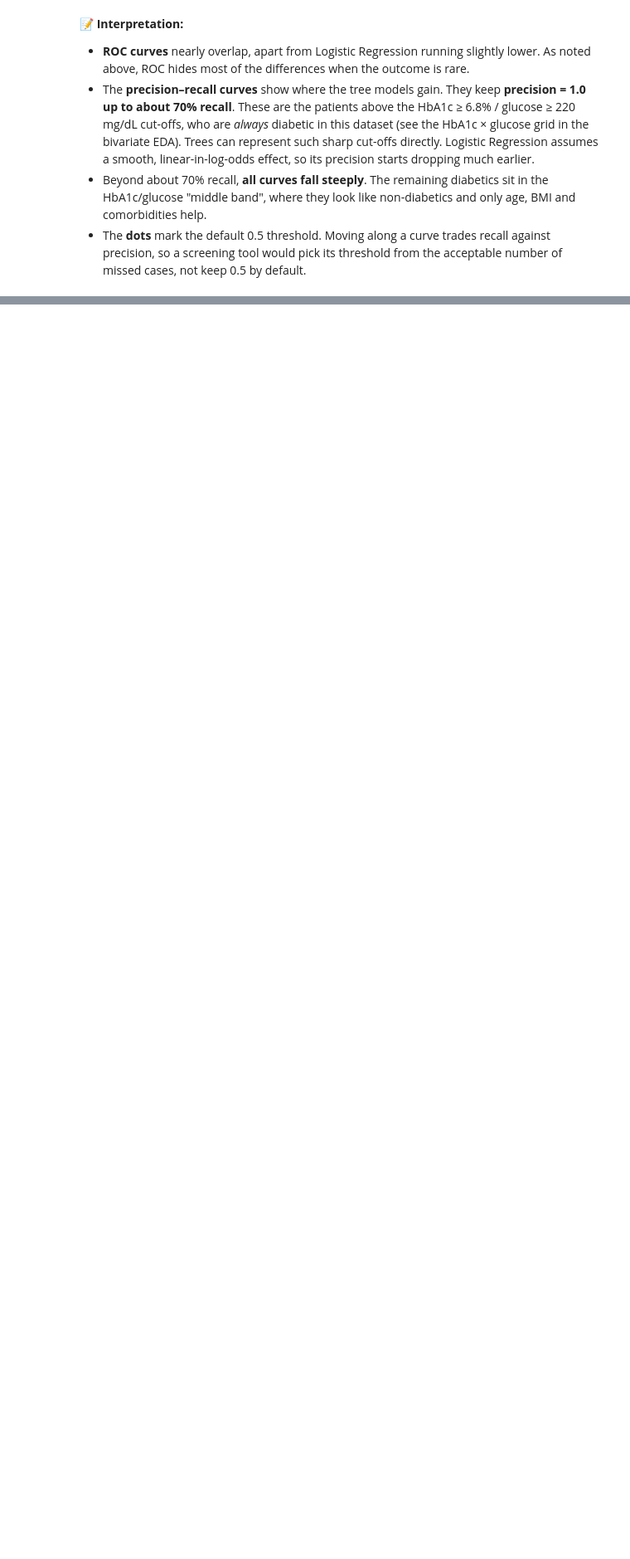
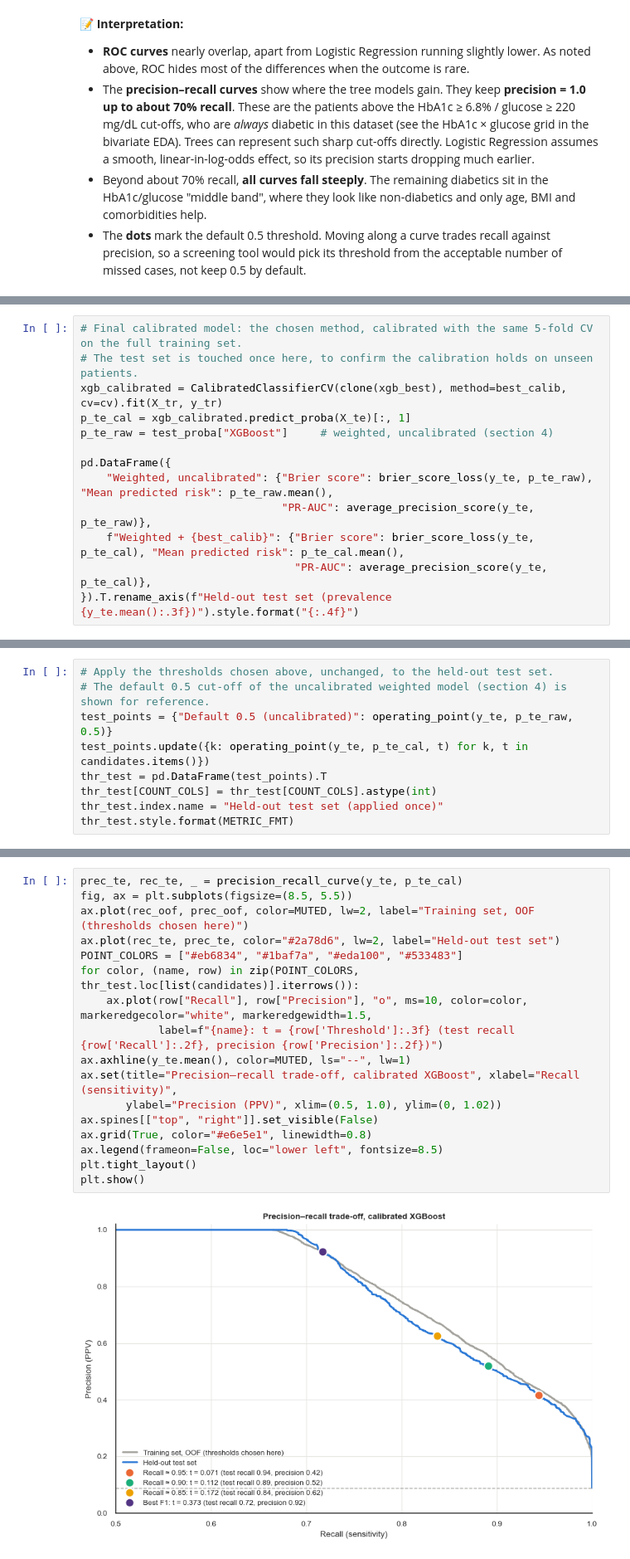
Before and after one commit to Aaminvh/Diabetes-prediction, a Jupyter notebook: Notebook/analysis.ipynb, the cells around one changed output, grey strips where cells are left out. Shown at 83% size. Drawn from its saved outputs; the diff is of its cells as text; blank space fills up the shorter version.

```diff
--- a/Notebook/analysis.ipynb
+++ b/Notebook/analysis.ipynb
@@ -1379,0 +1473,13 @@ plt.show()
+# %%
+# Final calibrated model: the chosen method, calibrated with the same 5-fold CV on the full training set.
+# The test set is touched once here, to confirm the calibration holds on unseen patients.
+xgb_calibrated = CalibratedClassifierCV(clone(xgb_best), method=best_calib, cv=cv).fit(X_tr, y_tr)
+p_te_cal = xgb_calibrated.predict_proba(X_te)[:, 1]
+p_te_raw = test_proba["XGBoost"]     # weighted, uncalibrated (section 4)
+
+pd.DataFrame({
+    "Weighted, uncalibrated": {"Brier score": brier_score_loss(y_te, p_te_raw), "Mean predicted risk": p_te_raw.mean(),
+                               "PR-AUC": average_precision_score(y_te, p_te_raw)},
+    f"Weighted + {best_calib}": {"Brier score": brier_score_loss(y_te, p_te_cal), "Mean predicted risk": p_te_cal.mean(),
+                                 "PR-AUC": average_precision_score(y_te, p_te_cal)},
+}).T.rename_axis(f"Held-out test set (prevalence {y_te.mean():.3f})").style.format("{:.4f}")
@@ -1379,0 +1544,9 @@ plt.show()
+# %%
+# Apply the thresholds chosen above, unchanged, to the held-out test set.
+# The default 0.5 cut-off of the uncalibrated weighted model (section 4) is shown for reference.
+test_points = {"Default 0.5 (uncalibrated)": operating_point(y_te, p_te_raw, 0.5)}
+test_points.update({k: operating_point(y_te, p_te_cal, t) for k, t in candidates.items()})
+thr_test = pd.DataFrame(test_points).T
+thr_test[COUNT_COLS] = thr_test[COUNT_COLS].astype(int)
+thr_test.index.name = "Held-out test set (applied once)"
+thr_test.style.format(METRIC_FMT)
@@ -1379,0 +1587,19 @@ plt.show()
+# %%
+prec_te, rec_te, _ = precision_recall_curve(y_te, p_te_cal)
+fig, ax = plt.subplots(figsize=(8.5, 5.5))
+ax.plot(rec_oof, prec_oof, color=MUTED, lw=2, label="Training set, OOF (thresholds chosen here)")
+ax.plot(rec_te, prec_te, color="#2a78d6", lw=2, label="Held-out test set")
+POINT_COLORS = ["#eb6834", "#1baf7a", "#eda100", "#533483"]
+for color, (name, row) in zip(POINT_COLORS, thr_test.loc[list(candidates)].iterrows()):
+    ax.plot(row["Recall"], row["Precision"], "o", ms=10, color=color, markeredgecolor="white", markeredgewidth=1.5,
+            label=f"{name}: t = {row['Threshold']:.3f} (test recall {row['Recall']:.2f}, precision {row['Precision']:.2f})")
+ax.axhline(y_te.mean(), color=MUTED, ls="--", lw=1)
+ax.set(title="Precision–recall trade-off, calibrated XGBoost", xlabel="Recall (sensitivity)",
+       ylabel="Precision (PPV)", xlim=(0.5, 1.0), ylim=(0, 1.02))
+ax.spines[["top", "right"]].set_visible(False)
+ax.grid(True, color="#e6e5e1", linewidth=0.8)
+ax.legend(frameon=False, loc="lower left", fontsize=8.5)
+plt.tight_layout()
+plt.show()
+# %% [output]
+[figure, added]
```
Also changed, not shown: parts of 21 cells of this notebook.
